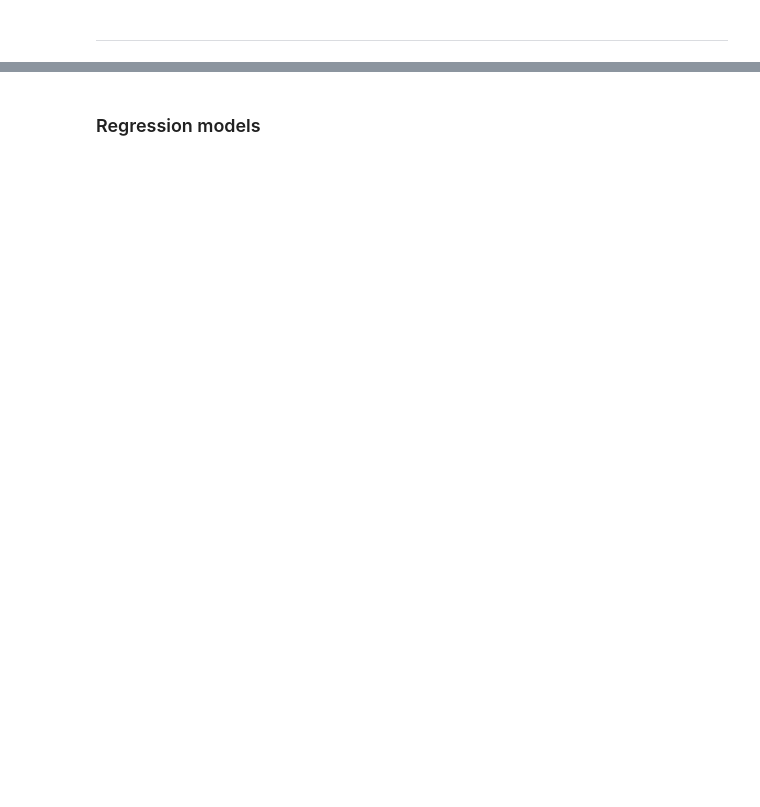
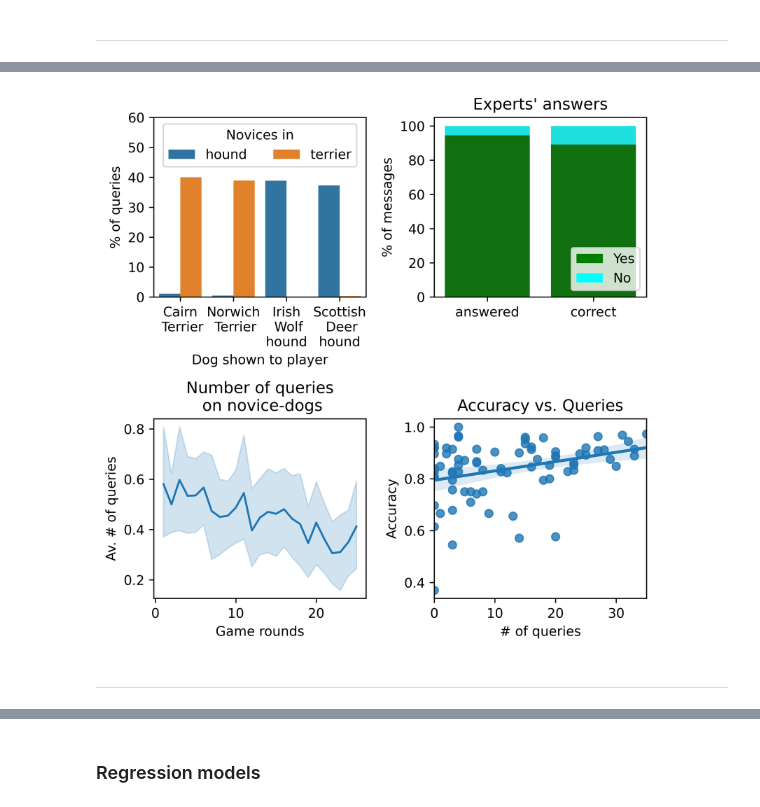
Before and after one commit to Slendercoder/DatosDLL, a Jupyter notebook: 12-16-18-23-27-sept-2019/Analysis/Results.ipynb, the cells around one changed output, grey strips where cells are left out. Cells and saved outputs as stored; diff of their text form; code cells hidden in the pictures; blank space fills up the shorter version.

```diff
--- a/12-16-18-23-27-sept-2019/Analysis/Results.ipynb
+++ b/12-16-18-23-27-sept-2019/Analysis/Results.ipynb
@@ -350,0 +102,3 @@ fig.tight_layout()
+# %%
+dict_razas = {'A':'Cairn\n Terrier', 'C':'Norwich\n Terrier', 'B':'Irish\n Wolf\nhound', 'D':'Scottish\n Deer\nhound'}
+dict_orden = {'A':1, 'C':2, 'B':3, 'D':4}
@@ -350,0 +158,3 @@ fig.tight_layout()
+# %%
+df_respuestas = pd.merge(df_respondido, df_correcto, on='kind')
+df_respuestas
@@ -350,0 +167,3 @@ fig.tight_layout()
+# %%
+reporte_comprension_novatos = reporte_comprension[(reporte_comprension['expertise']=='novices') & (reporte_comprension['treatment']=='dyad')]
+reporte_comprension_novatos.head()
@@ -350,0 +177,7 @@ fig.tight_layout()
+# %%
+df_msgs = pd.DataFrame(data[(data['treatment']=='dyad') & (data['stage']=='Game rounds')])
+df_msgs['kind_dog'] = ['terrier' if (x=='A') or (x=='C') else 'hound' for x in df_msgs['kind']]
+df_msgs = pd.DataFrame(df_msgs[(df_msgs['novice_in']==df_msgs['kind_dog'])])
+df_msgs['queried'] = [x if x>0 else 0 for x in df_msgs['queried']]
+df_msgs = df_msgs.groupby(['player', 'round'])['queried'].mean().reset_index(name='#msg')
+df_msgs.head()
@@ -350,0 +191,34 @@ fig.tight_layout()
+# %%
+fig, ax = plt.subplots(2, 2, figsize=(6, 6), dpi=600)
+
+sns.barplot(x='kind', y='query', hue='Novice in', data=df_preguntas, ax=ax[0, 0])
+ax[0, 0].set_xlabel("Dog shown to player")
+ax[0, 0].set(ylim=(0, 60))
+ax[0, 0].set_ylabel("% of queries")
+ax[0, 0].legend(title="Novices in", ncol=2, loc='upper center')#bbox_to_anchor=(0., 1.02, 1., .102), loc='lower left', ncol=2, mode="expand", borderaxespad=0.)
+
+respondido = df_respuestas['answered'].mean()
+correcto = df_respuestas['correct'].mean()
+sns.barplot(x=['answered', 'correct'], y=[100, 100], color = "cyan", ax=ax[0, 1])
+sns.barplot(x=['answered', 'correct'], y=[respondido*100, correcto*100], color = "green", ax=ax[0, 1])
+ax[0, 1].set_title("Experts' answers")
+ax[0, 1].set_ylabel("% of messages")
+topbar = plt.Rectangle((0,0),1,1,fc="cyan", edgecolor = 'none')
+bottombar = plt.Rectangle((0,0),1,1,fc='green',  edgecolor = 'none')
+ax[0, 1].legend([bottombar, topbar], ['Yes', 'No'], loc='lower right', ncol = 1, prop={'size':10})
+
+sns.lineplot(x='round', y='#msg', data=df_msgs, ax=ax[1, 0], ci=95)
+ax[1, 0].set_xlabel("Game rounds")
+#ax[1, 0].set(ylim=(0, 2))
+ax[1, 0].set_ylabel("Av. # of queries")
+ax[1, 0].set_title("Number of queries\n on novice-dogs")
+
+sns.regplot(x='queried', y='accuracy', data=reporte_comprension_novatos, ax=ax[1, 1])
+ax[1, 1].set_title('Accuracy vs. Queries')
+ax[1, 1].set_xlabel('# of queries')
+ax[1, 1].set_ylabel('Accuracy')
+#ax[1, 1].set(xlim=(0, 1.05))
+
+fig.tight_layout()
+# %% [output]
+[figure, added]
@@ -350,0 +227,2 @@ fig.tight_layout()
+# %% [markdown]
+---
```
Also changed, not shown: parts of 71 cells of this notebook, 18 other files.
